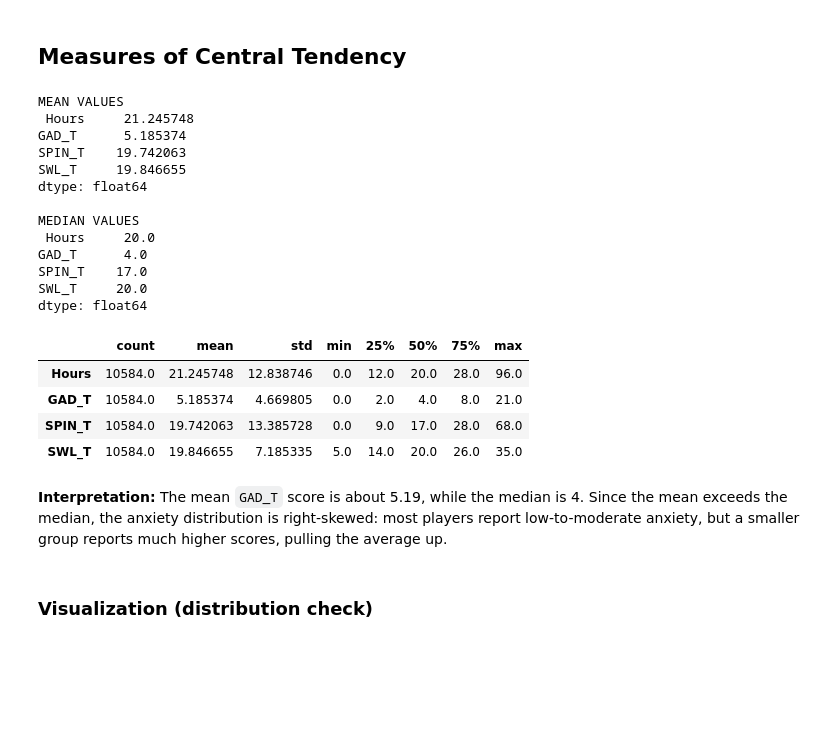
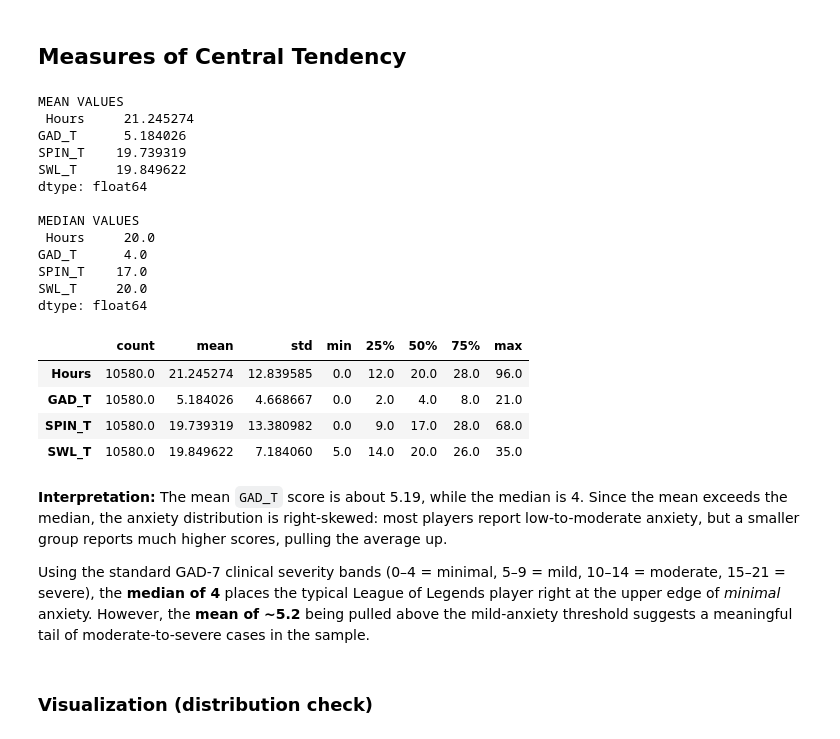
Before and after one commit to JeanLucGaffud/Statistical-Modeling-and-Simulation-Project, a Jupyter notebook: main4.ipynb, the cells around one changed output. Saved outputs shown, nothing was run; the diff lists cells and outputs as text; code cells hidden in the pictures; blank space fills up the shorter version.

```diff
--- a/main4.ipynb
+++ b/main4.ipynb
@@ -184,0 +189,3 @@ df_clean.shape
+# %%
+df_clean = df_clean.filter(pl.col("streams") < 100)
+df_clean.shape
@@ -406,35 +415,34 @@ We start by summarizing the central tendency and spread of `GAD_T`, alongside re
 # %%
 # Mean
 mean_values = df_pd[numeric_cols].mean()
 print("MEAN VALUES\n", mean_values)
 
 # Median
 median_values = df_pd[numeric_cols].median()
 print("\nMEDIAN VALUES\n", median_values)
-
-# Summary statistics
-df_pd[numeric_cols].describe().T
 # %% [output]
 MEAN VALUES
- Hours     21.245748
-GAD_T      5.185374
-SPIN_T    19.742063
-SWL_T     19.846655
+ Hours     21.245274
+GAD_T      5.184026
+SPIN_T    19.739319
+SWL_T     19.849622
 dtype: float64
 
 MEDIAN VALUES
  Hours     20.0
 GAD_T      4.0
 SPIN_T    17.0
 SWL_T     20.0
 dtype: float64
 |  | count | mean | std | min | 25% | 50% | 75% | max |
-| Hours | 10584.0 | 21.245748 | 12.838746 | 0.0 | 12.0 | 20.0 | 28.0 | 96.0 |
-| GAD_T | 10584.0 | 5.185374 | 4.669805 | 0.0 | 2.0 | 4.0 | 8.0 | 21.0 |
-| SPIN_T | 10584.0 | 19.742063 | 13.385728 | 0.0 | 9.0 | 17.0 | 28.0 | 68.0 |
-| SWL_T | 10584.0 | 19.846655 | 7.185335 | 5.0 | 14.0 | 20.0 | 26.0 | 35.0 |
+| Hours | 10580.0 | 21.245274 | 12.839585 | 0.0 | 12.0 | 20.0 | 28.0 | 96.0 |
+| GAD_T | 10580.0 | 5.184026 | 4.668667 | 0.0 | 2.0 | 4.0 | 8.0 | 21.0 |
+| SPIN_T | 10580.0 | 19.739319 | 13.380982 | 0.0 | 9.0 | 17.0 | 28.0 | 68.0 |
+| SWL_T | 10580.0 | 19.849622 | 7.184060 | 5.0 | 14.0 | 20.0 | 26.0 | 35.0 |
 # %% [markdown]
 **Interpretation:** The mean `GAD_T` score is about 5.19, while the median is 4. Since the mean exceeds the median, the anxiety distribution is right-skewed: most players report low-to-moderate anxiety, but a smaller group reports much higher scores, pulling the average up.
+
+Using the standard GAD-7 clinical severity bands (0–4 = minimal, 5–9 = mild, 10–14 = moderate, 15–21 = severe), the **median of 4** places the typical League of Legends player right at the upper edge of *minimal* anxiety. However, the **mean of ~5.2** being pulled above the mild-anxiety threshold suggests a meaningful tail of moderate-to-severe cases in the sample.
 # %% [markdown]
 ### Visualization (distribution check)
 # %%
```
Also changed, not shown: parts of 36 cells of this notebook.
